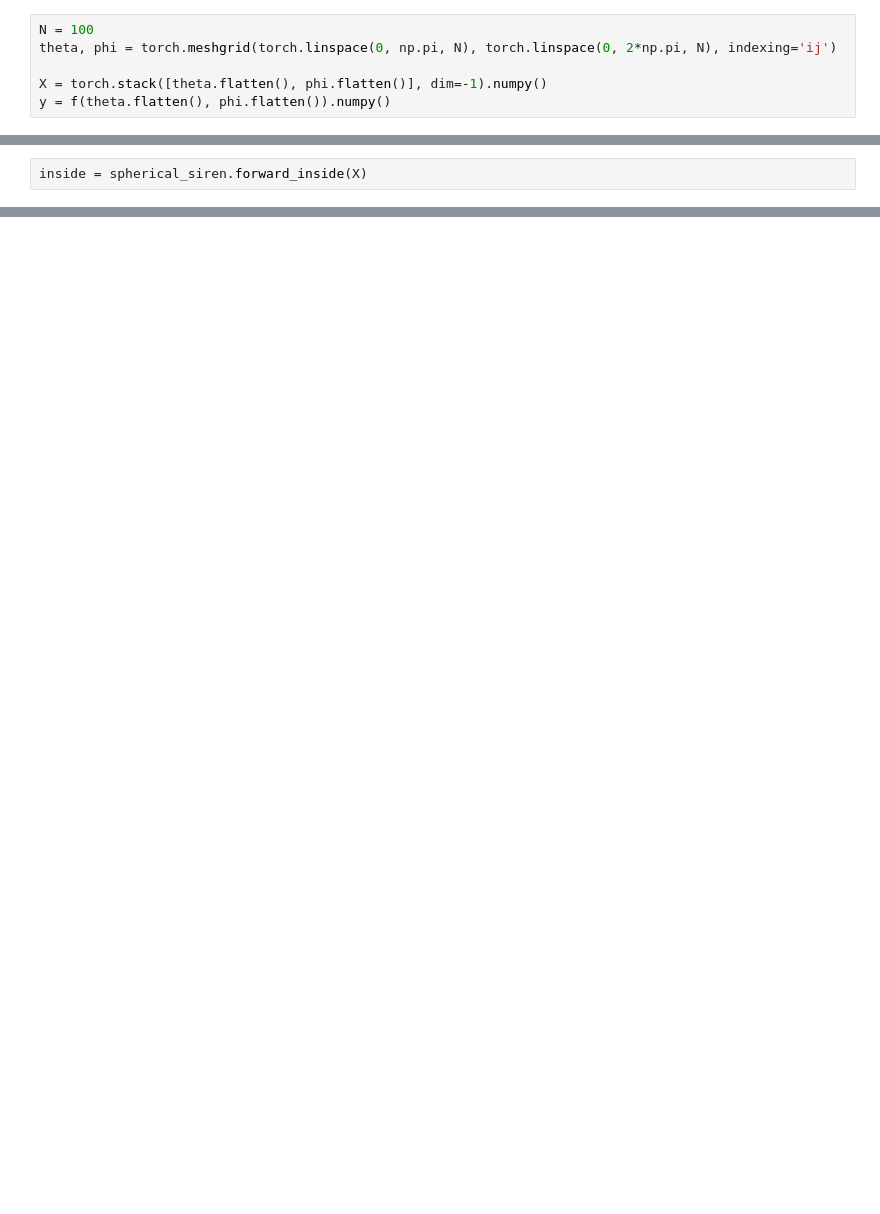
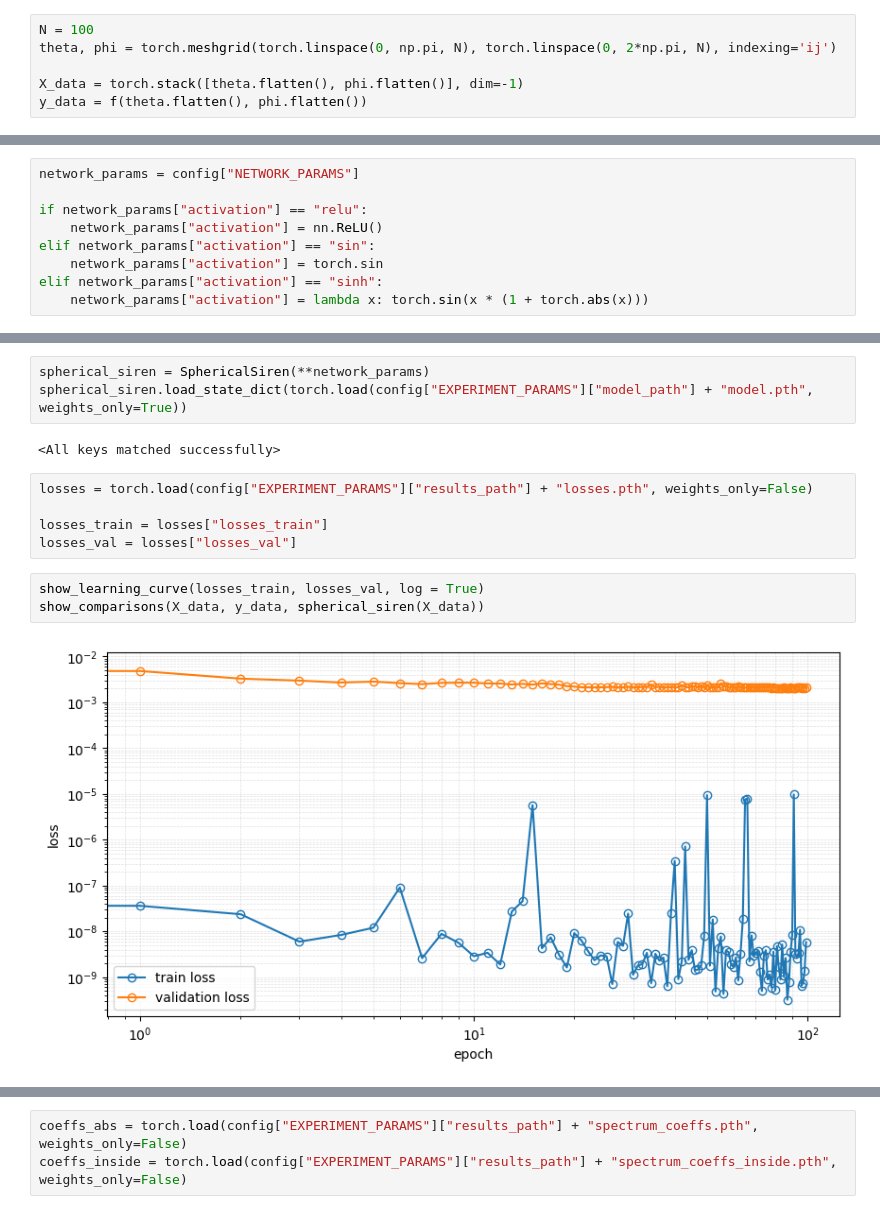
Before and after one commit to TheoHanon/TFE, a Jupyter notebook: Experiences/spectrum_expansion/spectrum_expension.ipynb, the cells around one changed output, grey strips where cells are left out. Saved outputs shown, nothing was run; the diff lists cells and outputs as text; blank space fills up the shorter version.

Commit message:
project restructured + add init & spectrum experiment

```diff
--- a/Experiences/spectrum_expansion/spectrum_expension.ipynb
+++ b/Experiences/spectrum_expansion/spectrum_expension.ipynb
@@ -21,5 +30,5 @@ f = create_target(Y_50)
 N = 100
 theta, phi = torch.meshgrid(torch.linspace(0, np.pi, N), torch.linspace(0, 2*np.pi, N), indexing='ij')
 
-X = torch.stack([theta.flatten(), phi.flatten()], dim=-1).numpy()
-y = f(theta.flatten(), phi.flatten()).numpy()
+X_data = torch.stack([theta.flatten(), phi.flatten()], dim=-1)
+y_data = f(theta.flatten(), phi.flatten())
@@ -72 +35,10 @@ spherical_siren = SphericalSiren(L0 = L0, Q = Q, hidden_features = depth, out_fe
+# %%
+network_params = config["NETWORK_PARAMS"]
+
+if network_params["activation"] == "relu":
+    network_params["activation"] = nn.ReLU()
+elif network_params["activation"] == "sin":
+    network_params["activation"] = torch.sin
+elif network_params["activation"] == "sinh":
+    network_params["activation"] = lambda x: torch.sin(x * (1 + torch.abs(x)))
 # %%
@@ -127,2 +48,15 @@ plt.show()
-# %%
-inside = spherical_siren.forward_inside(X)
+# %%
+spherical_siren = SphericalSiren(**network_params)
+spherical_siren.load_state_dict(torch.load(config["EXPERIMENT_PARAMS"]["model_path"] + "model.pth", weights_only=True))
+# %% [output]
+<All keys matched successfully>
+# %%
+losses = torch.load(config["EXPERIMENT_PARAMS"]["results_path"] + "losses.pth", weights_only=False)
+
+losses_train = losses["losses_train"]
+losses_val = losses["losses_val"]
+# %%
+show_learning_curve(losses_train, losses_val, log = True)
+show_comparisons(X_data, y_data, spherical_siren(X_data))
+# %% [output]
+[figure, added]
@@ -128,0 +64,3 @@ inside = spherical_siren.forward_inside(X)
+# %%
+coeffs_abs = torch.load(config["EXPERIMENT_PARAMS"]["results_path"] + "spectrum_coeffs.pth", weights_only=False)
+coeffs_inside = torch.load(config["EXPERIMENT_PARAMS"]["results_path"] + "spectrum_coeffs_inside.pth", weights_only=False)
```
Also changed, not shown: parts of 17 cells of this notebook, 9 other files.
